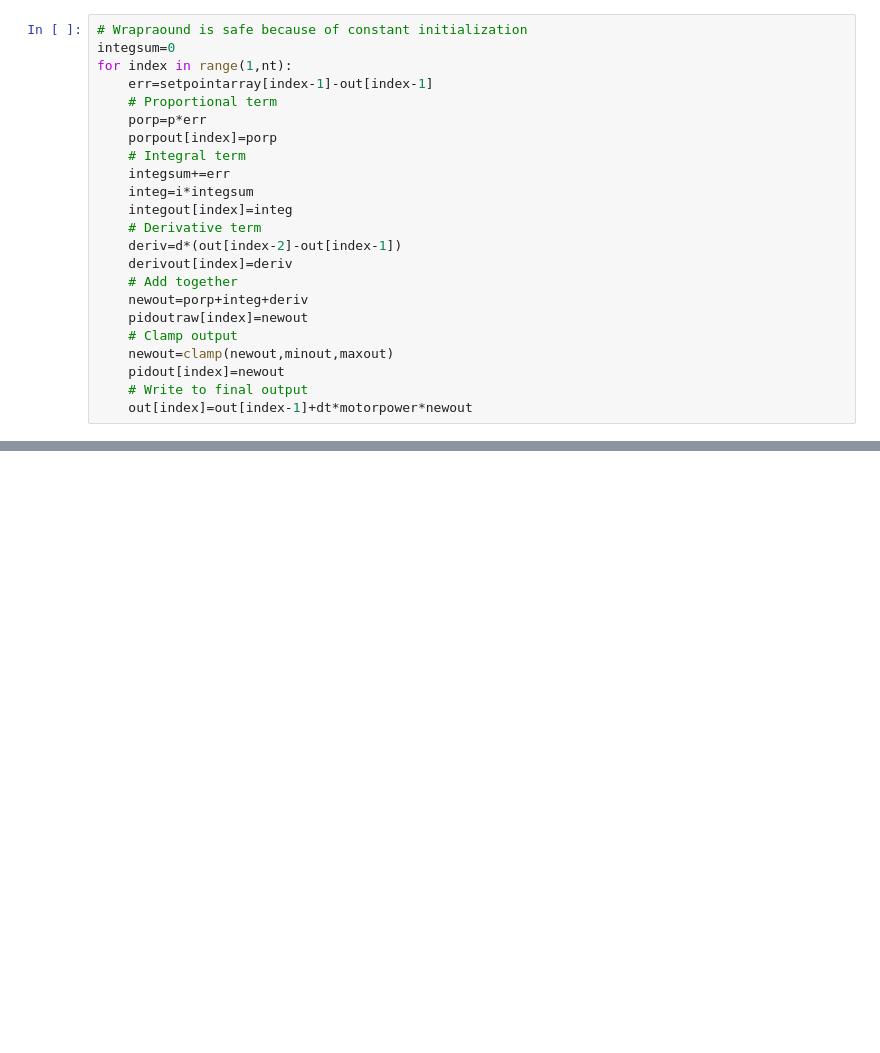
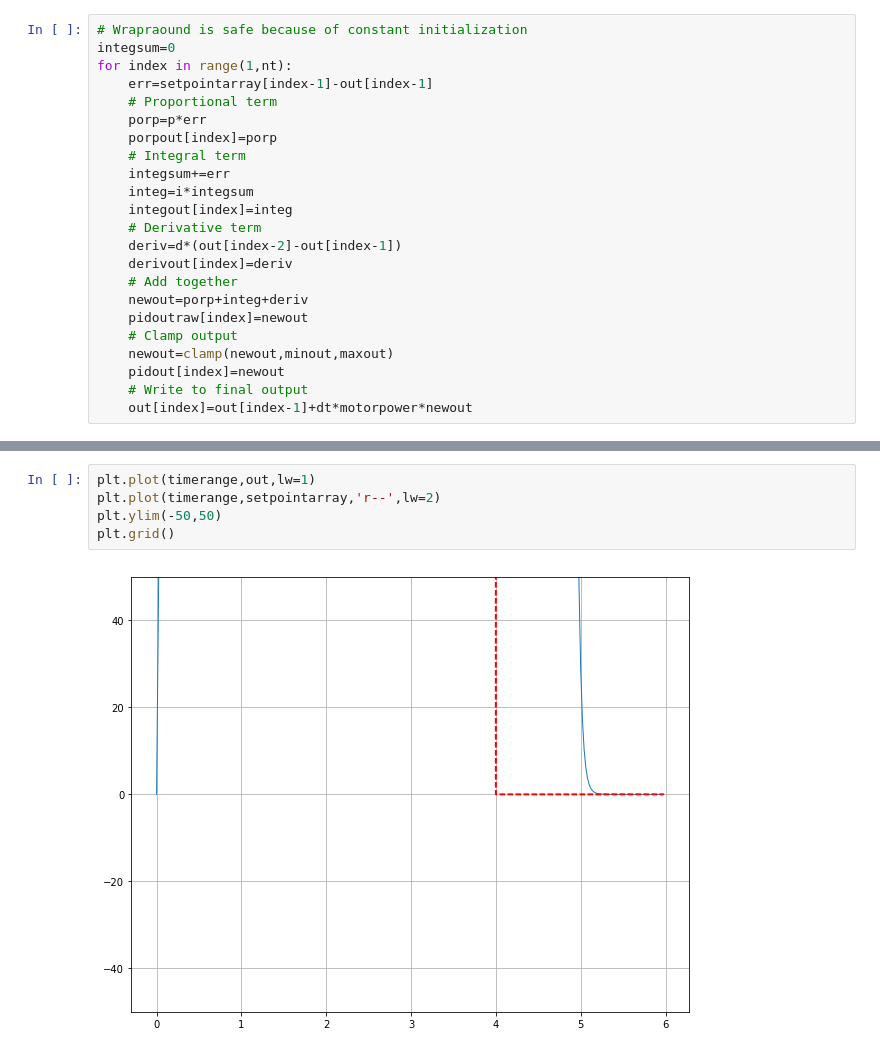
Before and after one commit to rlee287/jupyter-notebook-collection, a Jupyter notebook: Friction PID.ipynb, the cells around one changed output, grey strips where cells are left out. Cells and saved outputs as stored; diff of their text form; blank space fills up the shorter version.

```diff
--- a/Friction PID.ipynb
+++ b/Friction PID.ipynb
@@ -97,0 +99,7 @@ plt.grid()
+# %%
+plt.plot(timerange,out,lw=1)
+plt.plot(timerange,setpointarray,'r--',lw=2)
+plt.ylim(-50,50)
+plt.grid()
+# %% [output]
+[figure, added]
```
Also changed, not shown: parts of 4 cells of this notebook, 1 other file.
